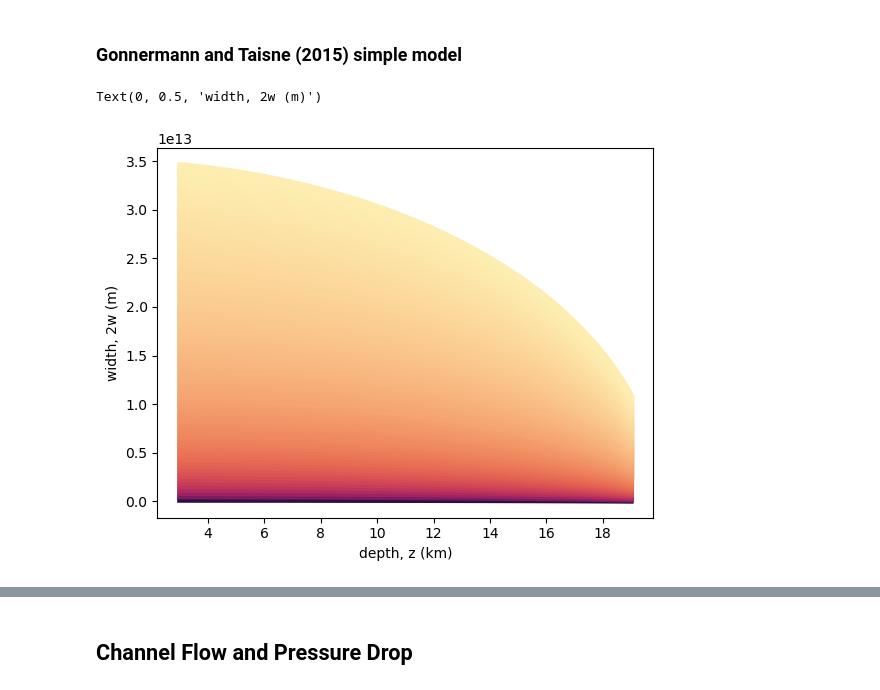
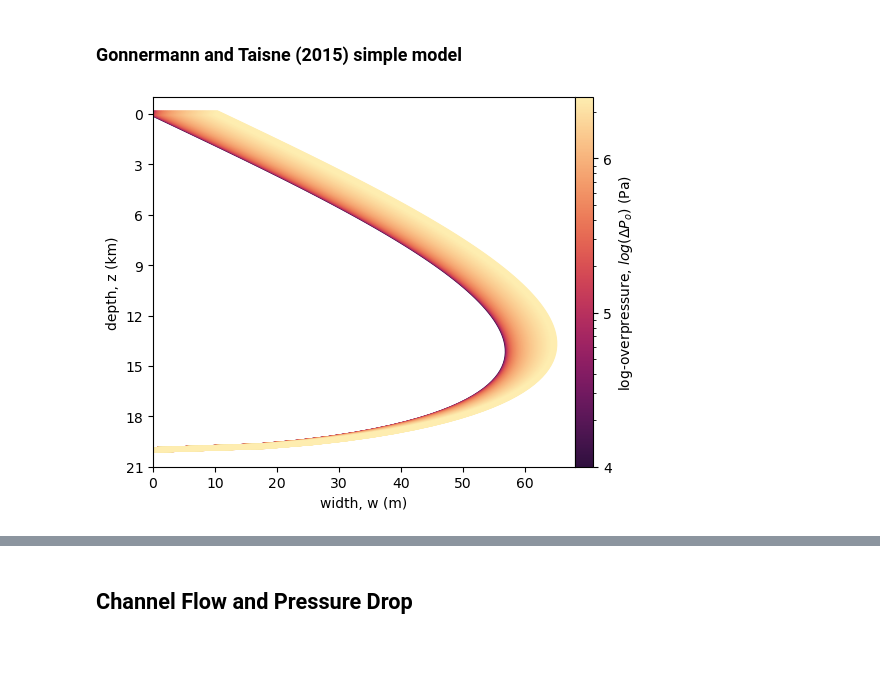
Before and after one commit to CottomR-et-al/Europa-ice-ocean-exchange, a Jupyter notebook: F25_Dikes_Europa.ipynb, the cells around one changed output, grey strips where cells are left out. Drawn from its saved outputs; the diff is of its cells as text; code cells hidden in the pictures; blank space fills up the shorter version.

```diff
--- a/F25_Dikes_Europa.ipynb
+++ b/F25_Dikes_Europa.ipynb
@@ -432,0 +480,13 @@ B = np.array(B)
+# %%
+# dike geometries comparison with literature
+heights = np.linspace(1e2, 100e3, 100) # m
+width = heights**(7/43)
+plt.figure()
+plt.plot(basaltic["Length (m)"], basaltic["Thickness (m)"], 'x', color='red', label='Basaltic dikes')
+plt.plot(silicic["Length (m)"], silicic["Thickness (m)"], 'x', color='black', label='Silicic dikes')
+plt.plot(heights, width, label='this model', ls='dashed', color='black')
+plt.xscale('log')
+plt.yscale('log')
+plt.xlabel('Dike Length (m)')
+plt.ylabel('Dike Thickness (m)')
+plt.legend()
@@ -433,13 +496,34 @@ B = np.array(B)
 # %% [markdown]
 ### Gonnermann and Taisne (2015) simple model
 # %%
-### 10.6
-z = np.linspace(3e3, 19e3, 100)  # meters, log-spaced
+### Eq 10.6
+
+# they use b for w, and w for b
+velocity = []
+z = np.linspace(0, 22e3, 100)  # meters, log-spaced
+b = 10e3
 for dp in DP:
-    width = ((1-nu) * dp / eta_w) * (np.sqrt(max_depth**2 - z**2))
+    width = ((1-nu) * (dp+rhow*g*z) / G) * (np.sqrt(max_depth**2 - z**2))
+    # velocity in the z-direction
+    # if np.any(width) <= 1:
+    #     uz = - (b/(6 * eta_w)) * w**2 * (DP - delta_rho * g * z)
+    #     velocity.append(uz)
+    # plt.plot(uz, z/1e3, color=cmap(DP_norm(dp)), linewidth=4)
     plt.plot(width, z/1e3, color=cmap(DP_norm(dp)), linewidth=4)
+
 plt.ylabel('depth, z (km)')
-plt.ylabel('width, 2w (m)')
+plt.xlabel('width, w (m)')
+ax = plt.gca()
+plt.xlim(left=0)
+ax.invert_yaxis()
+ax.yaxis.set_major_locator(ticker.MaxNLocator(integer=True))
+sm = plt.cm.ScalarMappable(cmap=cmap, norm=DP_norm)
+sm.set_array([])
+cbar = fig.colorbar(sm, ax=ax, pad=0)
+ticks = [1e4, 1e5, 1e6]
+tick_labels = [r'4', r'5', r'6']
+cbar.set_ticks(ticks)
+cbar.set_ticklabels(tick_labels)
+cbar.set_label('log-overpressure, $log(\Delta P_o)$ (Pa)')
 # %% [output]
-Text(0, 0.5, 'width, 2w (m)')
-[figure, old version]
+[figure, new version]
```
Also changed, not shown: parts of 4 cells of this notebook.
